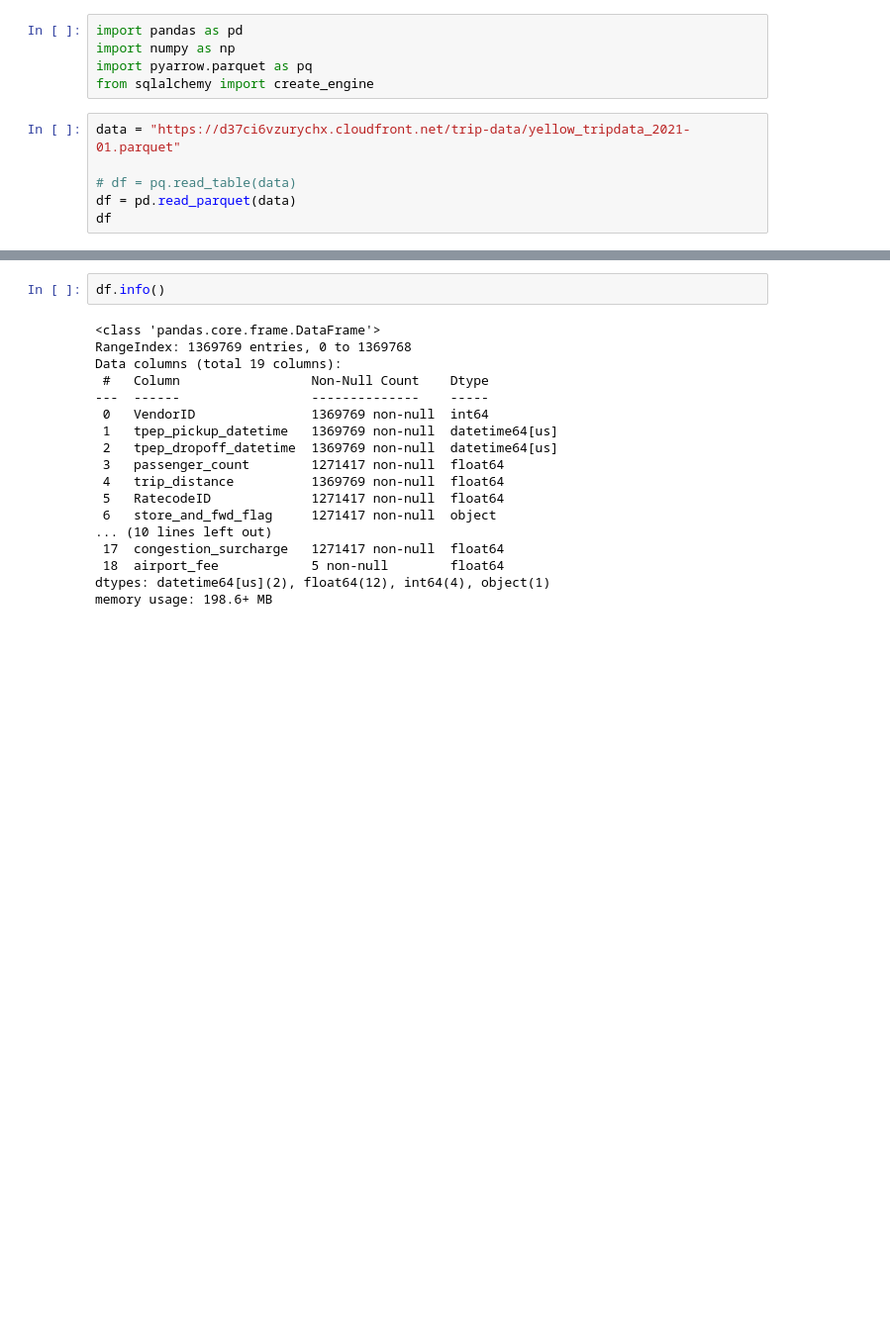
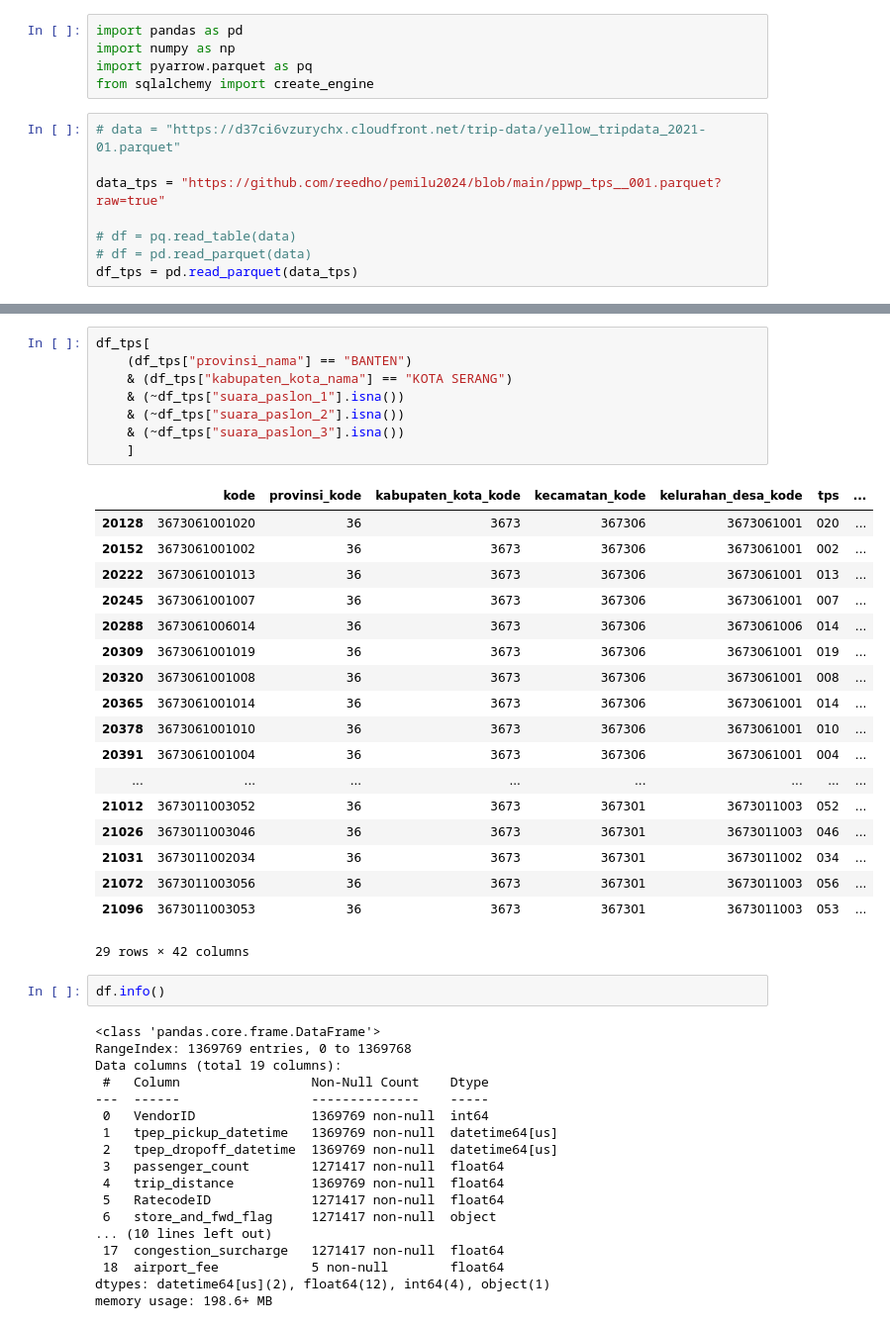
Before and after one commit to darmawaan-n/programming, a Jupyter notebook: DTC_DE Zoomcamp/1_docker_sql/notebook_001.ipynb, the cells around one changed output, grey strips where cells are left out. Shown at 99% size. Cells and saved outputs as stored; diff of their text form; blank space fills up the shorter version.

```diff
--- a/DTC_DE Zoomcamp/1_docker_sql/notebook_001.ipynb
+++ b/DTC_DE Zoomcamp/1_docker_sql/notebook_001.ipynb
@@ -4,8 +4,10 @@ import numpy as np
 import pyarrow.parquet as pq
 from sqlalchemy import create_engine
 # %%
-data = "https://d37ci6vzurychx.cloudfront.net/trip-data/yellow_tripdata_2021-01.parquet"
+# data = "https://d37ci6vzurychx.cloudfront.net/trip-data/yellow_tripdata_2021-01.parquet"
+
+data_tps = "https://github.com/reedho/pemilu2024/blob/main/ppwp_tps__001.parquet?raw=true"
 
 # df = pq.read_table(data)
-df = pd.read_parquet(data)
-df
+# df = pd.read_parquet(data)
+df_tps = pd.read_parquet(data_tps)
@@ -12,3 +50,30 @@ df
+# %%
+df_tps[
+    (df_tps["provinsi_nama"] == "BANTEN")
+    & (df_tps["kabupaten_kota_nama"] == "KOTA SERANG")
+    & (~df_tps["suara_paslon_1"].isna())
+    & (~df_tps["suara_paslon_2"].isna())
+    & (~df_tps["suara_paslon_3"].isna())
+    ]
+# %% [output]
+|  | kode | provinsi_kode | kabupaten_kota_kode | kecamatan_kode | kelurahan_desa_kode | tps | ... |
+| 20128 | 3673061001020 | 36 | 3673 | 367306 | 3673061001 | 020 | ... |
+| 20152 | 3673061001002 | 36 | 3673 | 367306 | 3673061001 | 002 | ... |
+| 20222 | 3673061001013 | 36 | 3673 | 367306 | 3673061001 | 013 | ... |
+| 20245 | 3673061001007 | 36 | 3673 | 367306 | 3673061001 | 007 | ... |
+| 20288 | 3673061006014 | 36 | 3673 | 367306 | 3673061006 | 014 | ... |
+| 20309 | 3673061001019 | 36 | 3673 | 367306 | 3673061001 | 019 | ... |
+| 20320 | 3673061001008 | 36 | 3673 | 367306 | 3673061001 | 008 | ... |
+| 20365 | 3673061001014 | 36 | 3673 | 367306 | 3673061001 | 014 | ... |
+| 20378 | 3673061001010 | 36 | 3673 | 367306 | 3673061001 | 010 | ... |
+| 20391 | 3673061001004 | 36 | 3673 | 367306 | 3673061001 | 004 | ... |
+| ... | ... | ... | ... | ... | ... | ... | ... |
+| 21012 | 3673011003052 | 36 | 3673 | 367301 | 3673011003 | 052 | ... |
+| 21026 | 3673011003046 | 36 | 3673 | 367301 | 3673011003 | 046 | ... |
+| 21031 | 3673011002034 | 36 | 3673 | 367301 | 3673011002 | 034 | ... |
+| 21072 | 3673011003056 | 36 | 3673 | 367301 | 3673011003 | 056 | ... |
+| 21096 | 3673011003053 | 36 | 3673 | 367301 | 3673011003 | 053 | ... |
+29 rows × 42 columns
 # %%
 df.info()
 # %% [output]
```
Also changed, not shown: parts of 2 cells of this notebook, 1 other file.
